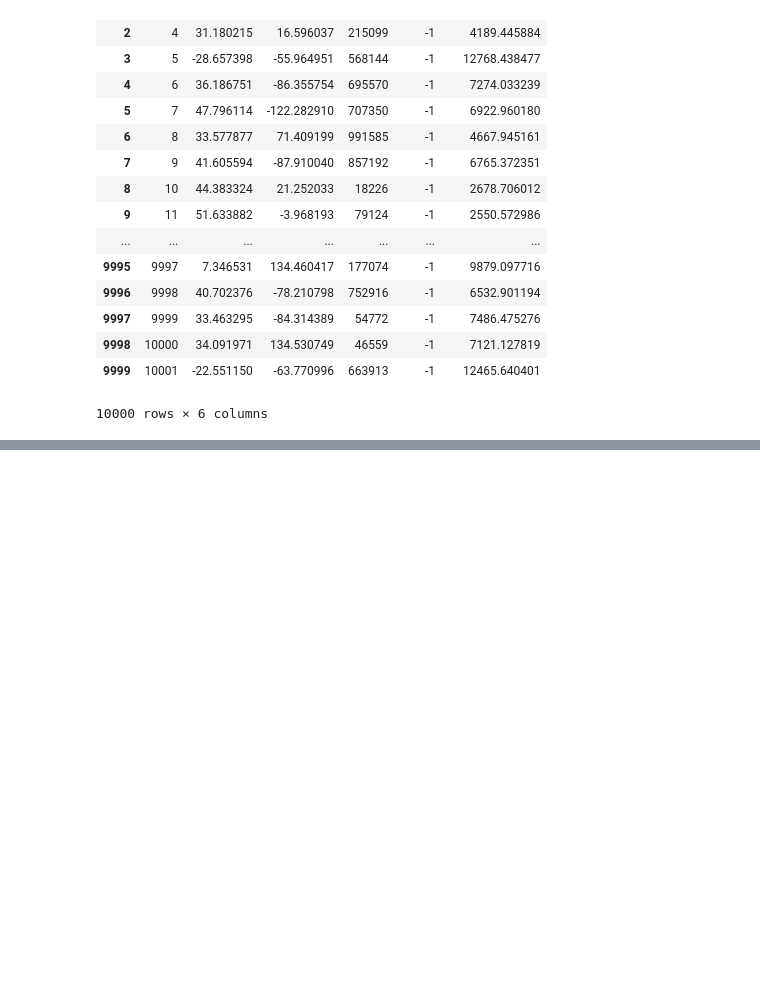
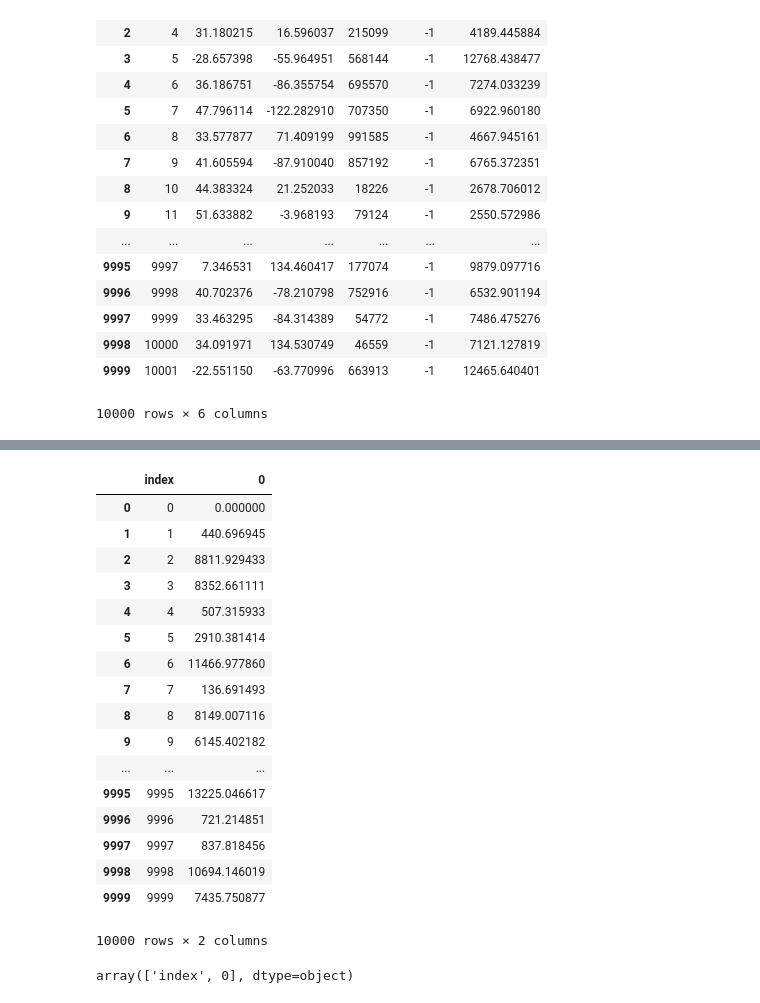
Before and after one commit to jannenev/tsp-santa, a Jupyter notebook: santa.ipynb, the cells around one changed output, grey strips where cells are left out. Drawn from its saved outputs; the diff is of its cells as text; code cells hidden in the pictures; blank space fills up the shorter version.

```diff
--- a/santa.ipynb
+++ b/santa.ipynb
@@ -730,0 +745,9 @@ df
+# %%
+i = 0
+dist=[]
+# sort by nearest
+for j in range(len(df)):
+ dist.append( haversine(df.iloc[i]['long'], df.iloc[i]['lat'], df.iloc[j]['long'], df.iloc[j]['lat']) )
+# %%
+dist = pd.DataFrame(dist)
+dist
@@ -730,0 +773,2 @@ df
+# %%
+dist = dist.reset_index()
@@ -730,0 +804,25 @@ df
+# %%
+dist
+# %% [output]
+|  | index | 0 |
+| 0 | 0 | 0.000000 |
+| 1 | 1 | 440.696945 |
+| 2 | 2 | 8811.929433 |
+| 3 | 3 | 8352.661111 |
+| 4 | 4 | 507.315933 |
+| 5 | 5 | 2910.381414 |
+| 6 | 6 | 11466.977860 |
+| 7 | 7 | 136.691493 |
+| 8 | 8 | 8149.007116 |
+| 9 | 9 | 6145.402182 |
+| ... | ... | ... |
+| 9995 | 9995 | 13225.046617 |
+| 9996 | 9996 | 721.214851 |
+| 9997 | 9997 | 837.818456 |
+| 9998 | 9998 | 10694.146019 |
+| 9999 | 9999 | 7435.750877 |
+10000 rows × 2 columns
+# %%
+dist.columns.values
+# %% [output]
+array(['index', 0], dtype=object)
```
Also changed, not shown: parts of 5 cells of this notebook.
